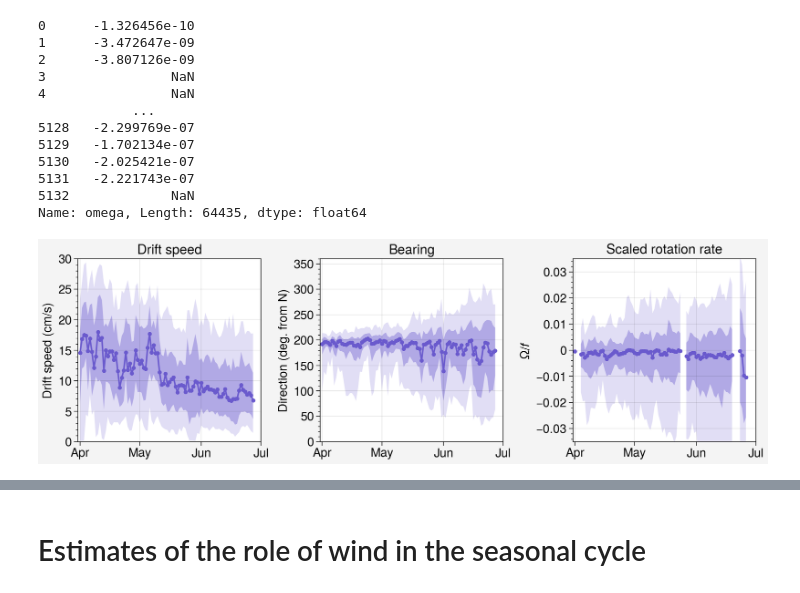
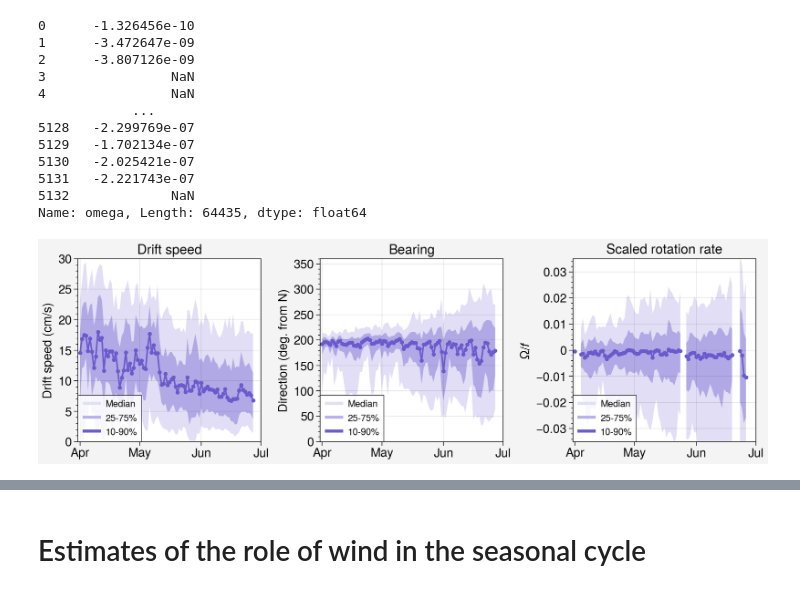
Before and after one commit to danielmwatkins/miz_scales_of_motion, a Jupyter notebook: notebooks/ocean_sciences_visualizations.ipynb, the cells around one changed output, grey strips where cells are left out. Cells and saved outputs as stored; diff of their text form; code cells hidden in the pictures.

Commit message:
update figures

```diff
--- a/notebooks/ocean_sciences_visualizations.ipynb
+++ b/notebooks/ocean_sciences_visualizations.ipynb
@@ -249,31 +363,36 @@ fig, axs = pplt.subplots(ncols=3, share=False)
 idx = df_ift.speed.notnull()
 df_ift['speed_cms'] = 100 * df_ift['speed']
 df_ift['doy'] = df_ift.datetime.dt.dayofyear
 ylims = {}
 ylims['bearing'] = (0, 360)
 ylims['speed_cms'] = (0, 30)
 ylims['omega'] = (-0.035, 0.035)
 
 for col, var in zip([0, 1, 2],
                           ['speed_cms', 'bearing', 'omega']):
     # shade data
     ax = axs[col]
     n = df_ift.loc[idx, [var, 'doy']].groupby('doy').count()
     med = df_ift.loc[idx, [var, 'doy']].groupby('doy').median().where(n > 150)
     p90 = df_ift.loc[idx, [var, 'doy']].groupby('doy').quantile(0.90).where(n > 150)
     p10 = df_ift.loc[idx, [var, 'doy']].groupby('doy').quantile(0.10).where(n > 150)
     p75 = df_ift.loc[idx, [var, 'doy']].groupby('doy').quantile(0.75).where(n > 150)
     p25 = df_ift.loc[idx, [var, 'doy']].groupby('doy').quantile(0.25).where(n > 150)
     ax.plot(med[var], fadedata=[p90[var], p10[var]],
             shadedata=[p75[var], p25[var]], marker='.', color='slateblue')
     ax.format(ylabel=var.replace('_', ' '),
               xlocator=dr.dayofyear, xlim=(91, pd.to_datetime('2000-07-01').dayofyear),
               xformatter=[d.strftime('%b') for d in dr],
               xlabel='', fontsize=12, ylim=ylims[var])
 
+h = [ax.plot([],[], lw=3, ls='-', color=colors[m]) for m in [4, 5, 7]]
+for ax in axs:
+    ax.legend(h, ['Median', '25-75%', '10-90%'], ncols=1, loc='ll')
+
+
 axs[0].format(ylabel='Drift speed (cm/s)', title='Drift speed')
 axs[1].format(ylabel='Direction (deg. from N)', title='Bearing')
 axs[2].format(title='Scaled rotation rate', ylabel='$\\Omega/f$')
 fig.save('../figures/presentations/drift_speed_dist.pdf', dpi=300)
 # %% [output]
-[figure, old version]
+[figure, new version]
```
Also changed, not shown: parts of 13 cells of this notebook, 8 other files.
